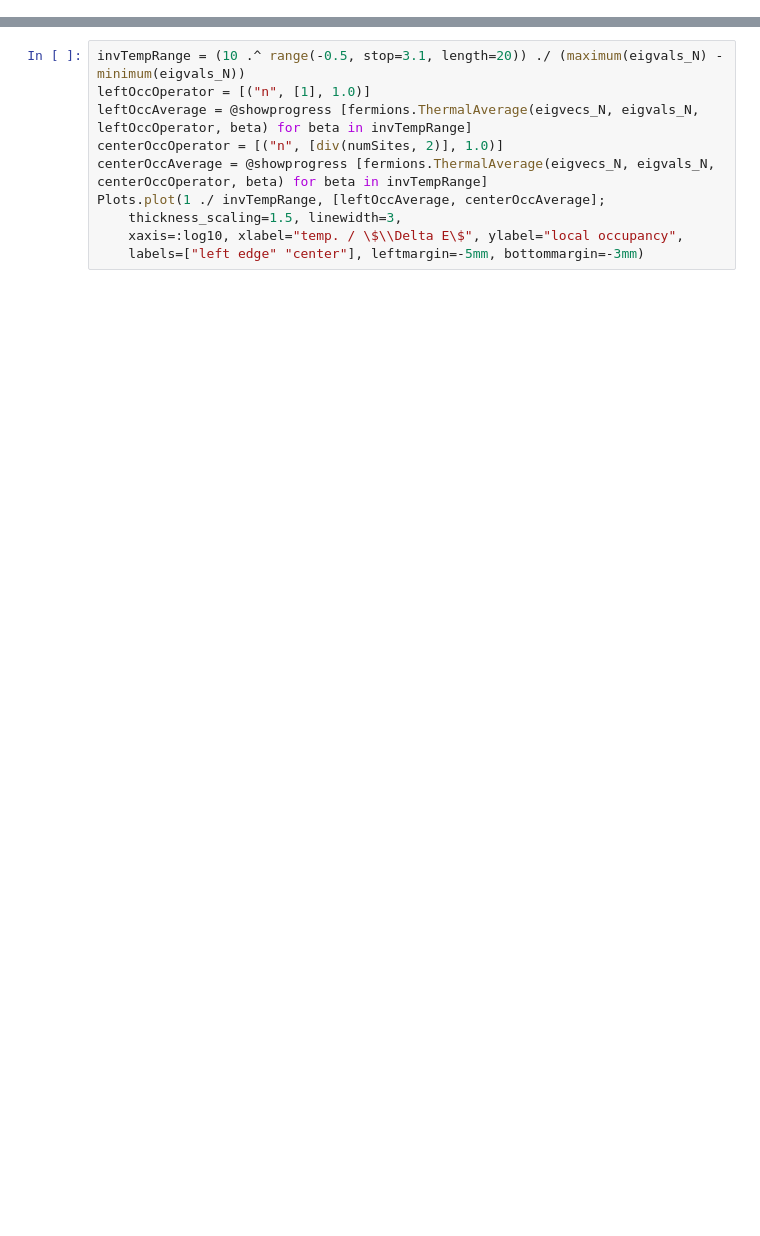
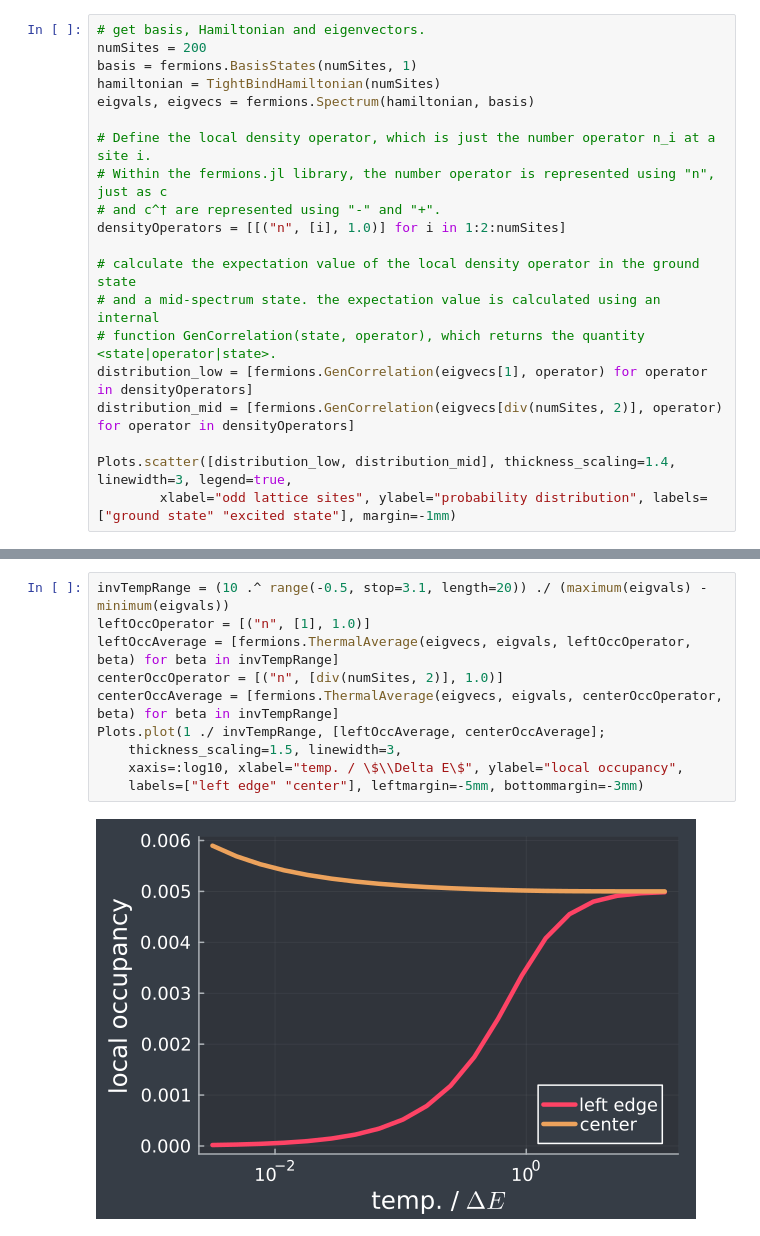
Before and after one commit to abhirup-m/fermions.jl, a Jupyter notebook: examples/TightBinding1D.ipynb, the cells around one changed output, grey strips where cells are left out. Saved outputs shown, nothing was run; the diff lists cells and outputs as text; blank space fills up the shorter version.

```diff
--- a/examples/TightBinding1D.ipynb
+++ b/examples/TightBinding1D.ipynb
@@ -18,0 +107,20 @@ eigvals_N, eigvecs_N = fermions.Spectrum(TightBindHamiltonian(numSites), basis_N
+# %%
+# get basis, Hamiltonian and eigenvectors.
+numSites = 200
+basis = fermions.BasisStates(numSites, 1)
+hamiltonian = TightBindHamiltonian(numSites)
+eigvals, eigvecs = fermions.Spectrum(hamiltonian, basis)
+
+# Define the local density operator, which is just the number operator n_i at a site i.
+# Within the fermions.jl library, the number operator is represented using "n", just as c
+# and c^† are represented using "-" and "+".
+densityOperators = [[("n", [i], 1.0)] for i in 1:2:numSites]
+
+# calculate the expectation value of the local density operator in the ground state
+# and a mid-spectrum state. the expectation value is calculated using an internal
+# function GenCorrelation(state, operator), which returns the quantity <state|operator|state>.
+distribution_low = [fermions.GenCorrelation(eigvecs[1], operator) for operator in densityOperators]
+distribution_mid = [fermions.GenCorrelation(eigvecs[div(numSites, 2)], operator) for operator in densityOperators]
+
+Plots.scatter([distribution_low, distribution_mid], thickness_scaling=1.4, linewidth=3, legend=true,
+        xlabel="odd lattice sites", ylabel="probability distribution", labels=["ground state" "excited state"], margin=-1mm)
@@ -23,11 +143,13 @@ Plots.plot(SEE, thickness_scaling=1.4, linewidth=3, legend=false,
 # %%
-invTempRange = (10 .^ range(-0.5, stop=3.1, length=20)) ./ (maximum(eigvals_N) - minimum(eigvals_N))
+invTempRange = (10 .^ range(-0.5, stop=3.1, length=20)) ./ (maximum(eigvals) - minimum(eigvals))
 leftOccOperator = [("n", [1], 1.0)]
-leftOccAverage = @showprogress [fermions.ThermalAverage(eigvecs_N, eigvals_N, leftOccOperator, beta) for beta in invTempRange]
+leftOccAverage = [fermions.ThermalAverage(eigvecs, eigvals, leftOccOperator, beta) for beta in invTempRange]
 centerOccOperator = [("n", [div(numSites, 2)], 1.0)]
-centerOccAverage = @showprogress [fermions.ThermalAverage(eigvecs_N, eigvals_N, centerOccOperator, beta) for beta in invTempRange]
+centerOccAverage = [fermions.ThermalAverage(eigvecs, eigvals, centerOccOperator, beta) for beta in invTempRange]
 Plots.plot(1 ./ invTempRange, [leftOccAverage, centerOccAverage];
     thickness_scaling=1.5, linewidth=3,
     xaxis=:log10, xlabel="temp. / \$\\Delta E\$", ylabel="local occupancy",
     labels=["left edge" "center"], leftmargin=-5mm, bottommargin=-3mm)
+# %% [output]
+[figure, added]
 # %%
```
Also changed, not shown: parts of 13 cells of this notebook, 2 other files.
